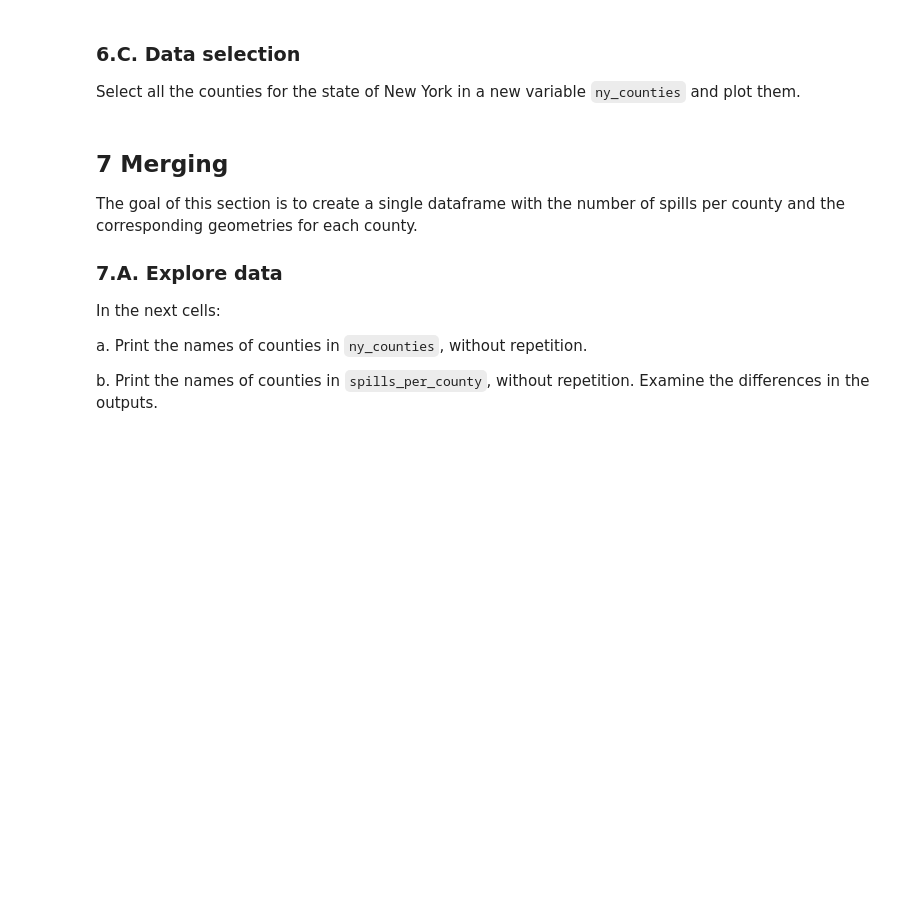
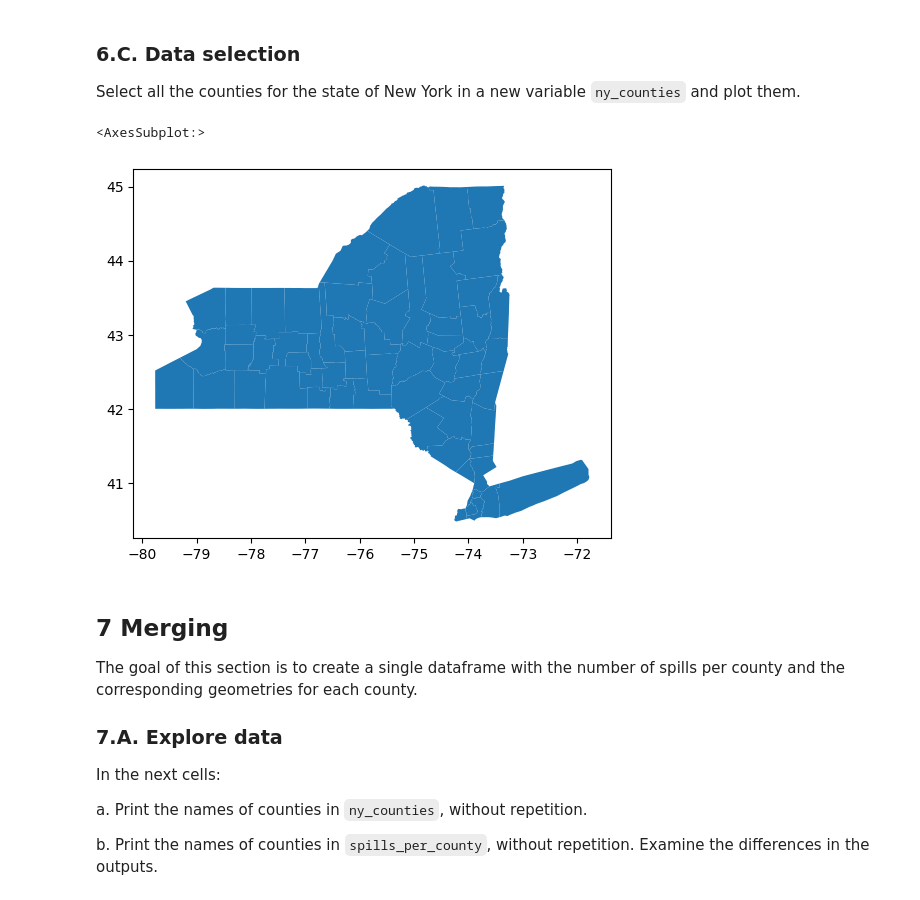
Before and after one commit to kimberleewong/eds220-hwk3, a Jupyter notebook: hwk3-task2-oil-spills-wong.ipynb, the cells around one changed output. Drawn from its saved outputs; the diff is of its cells as text; code cells hidden in the pictures; blank space fills up the shorter version.

```diff
--- a/hwk3-task2-oil-spills-wong.ipynb
+++ b/hwk3-task2-oil-spills-wong.ipynb
@@ -288,0 +362,4 @@ Simplify column names as needed.
+# %%
+# Make column labels lowercase
+counties.columns = counties.columns.str.lower()
+counties
@@ -295,3 +384,10 @@ Select all the counties for the state of New York in a new variable `ny_counties
+# %%
+# Checked metadata to find which statefp correlates to New York
+ny_counties = counties[counties['statefp'] == '36']
+ny_counties.plot()
+# %% [output]
+<AxesSubplot:>
+[figure, added]
 # %% [markdown]
 ## 7 Merging
 
```
Also changed, not shown: parts of 55 cells of this notebook, 1 other file.
